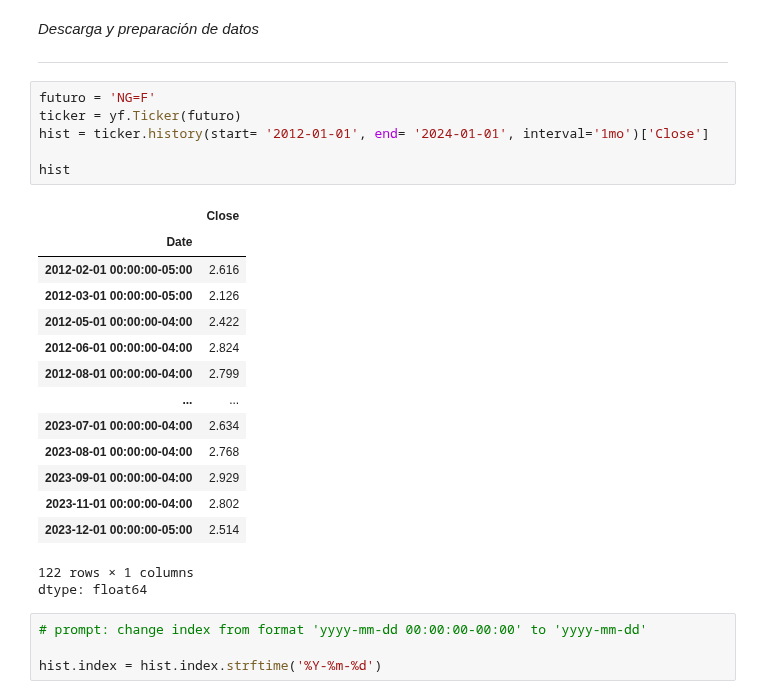
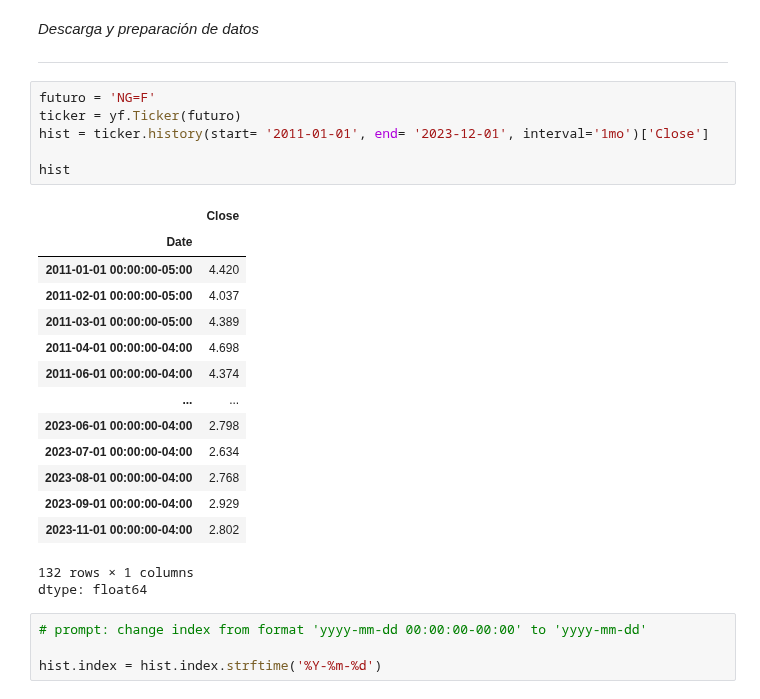
Before and after one commit to Michelleagl/Series_de_Tiempo, a Jupyter notebook: series_de_tiempo.ipynb, the cells around one changed output. Cells and saved outputs as stored; diff of their text form.

```diff
--- a/series_de_tiempo.ipynb
+++ b/series_de_tiempo.ipynb
@@ -95,24 +95,24 @@ _________________________________
 # %%
 futuro = 'NG=F'
 ticker = yf.Ticker(futuro)
-hist = ticker.history(start= '2012-01-01', end= '2024-01-01', interval='1mo')['Close']
+hist = ticker.history(start= '2011-01-01', end= '2023-12-01', interval='1mo')['Close']
 
 hist
 # %% [output]
 |  | Close |
 | Date |  |
-| 2012-02-01 00:00:00-05:00 | 2.616 |
-| 2012-03-01 00:00:00-05:00 | 2.126 |
-| 2012-05-01 00:00:00-04:00 | 2.422 |
-| 2012-06-01 00:00:00-04:00 | 2.824 |
-| 2012-08-01 00:00:00-04:00 | 2.799 |
+| 2011-01-01 00:00:00-05:00 | 4.420 |
+| 2011-02-01 00:00:00-05:00 | 4.037 |
+| 2011-03-01 00:00:00-05:00 | 4.389 |
+| 2011-04-01 00:00:00-04:00 | 4.698 |
+| 2011-06-01 00:00:00-04:00 | 4.374 |
 | ... | ... |
+| 2023-06-01 00:00:00-04:00 | 2.798 |
 | 2023-07-01 00:00:00-04:00 | 2.634 |
 | 2023-08-01 00:00:00-04:00 | 2.768 |
 | 2023-09-01 00:00:00-04:00 | 2.929 |
 | 2023-11-01 00:00:00-04:00 | 2.802 |
-| 2023-12-01 00:00:00-05:00 | 2.514 |
-122 rows × 1 columns
+132 rows × 1 columns
 dtype: float64
 # %%
 # prompt: change index from format 'yyyy-mm-dd 00:00:00-00:00' to 'yyyy-mm-dd'
```
Also changed, not shown: parts of 19 cells of this notebook.
